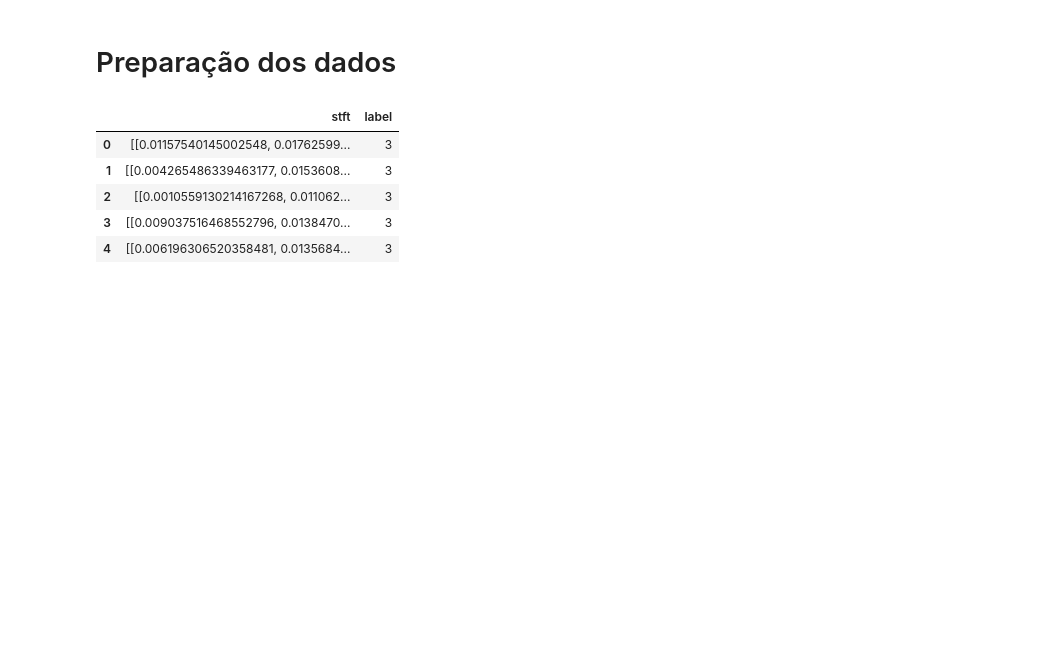
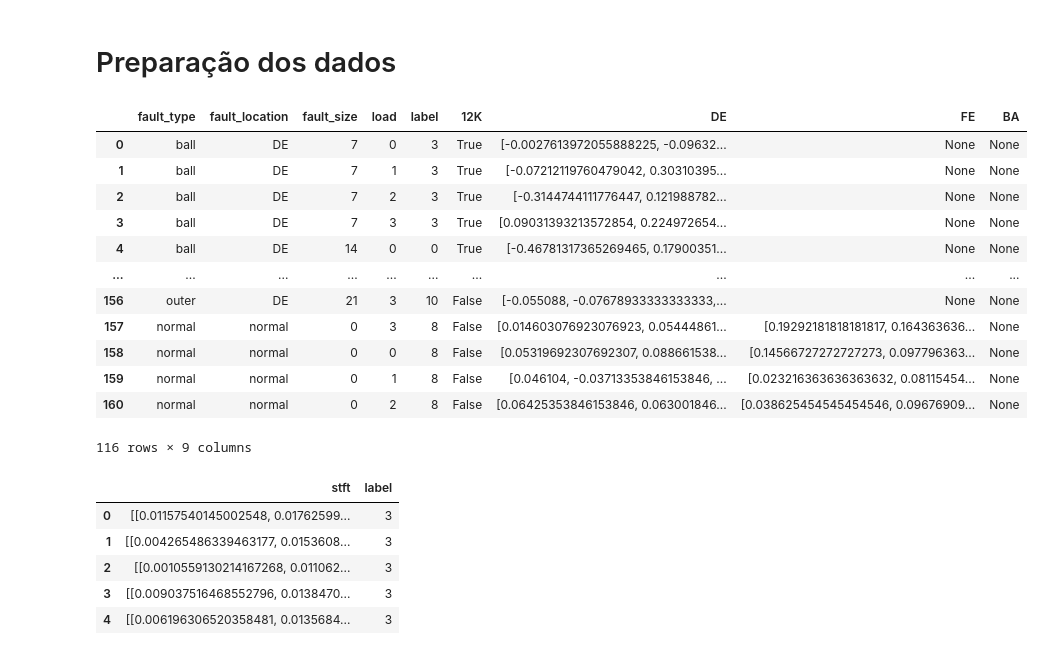
Before and after one commit to LuizFFonseca/Trabalho_final_AM, a Jupyter notebook: Trabalho.ipynb, the cells around one changed output. Saved outputs shown, nothing was run; the diff lists cells and outputs as text; code cells hidden in the pictures; blank space fills up the shorter version.

```diff
--- a/Trabalho.ipynb
+++ b/Trabalho.ipynb
@@ -349,4 +349,23 @@ df_stft[df_stft['label'] == 0]['stft'].iloc[0].shape
 (65, 50)
 # %% [markdown]
 # Preparação dos dados
+# %%
+dados = data[(data['fault_location'] == 'DE') | (data['fault_location'] == 'normal') ]
+dados.loc[(data['fault_location'] == 'DE'), 'FE'] = None
+dados.loc[(data['fault_location'] == 'DE'), 'BA'] = None
+dados
+# %% [output]
+|  | fault_type | fault_location | fault_size | load | label | 12K | DE | FE | BA |
+| 0 | ball | DE | 7 | 0 | 3 | True | [-0.0027613972055888225, -0.09632... | None | None |
+| 1 | ball | DE | 7 | 1 | 3 | True | [-0.07212119760479042, 0.30310395... | None | None |
+| 2 | ball | DE | 7 | 2 | 3 | True | [-0.3144744111776447, 0.121988782... | None | None |
+| 3 | ball | DE | 7 | 3 | 3 | True | [0.09031393213572854, 0.224972654... | None | None |
+| 4 | ball | DE | 14 | 0 | 0 | True | [-0.46781317365269465, 0.17900351... | None | None |
+| ... | ... | ... | ... | ... | ... | ... | ... | ... | ... |
+| 156 | outer | DE | 21 | 3 | 10 | False | [-0.055088, -0.07678933333333333,... | None | None |
+| 157 | normal | normal | 0 | 3 | 8 | False | [0.014603076923076923, 0.05444861... | [0.19292181818181817, 0.164363636... | None |
+| 158 | normal | normal | 0 | 0 | 8 | False | [0.05319692307692307, 0.088661538... | [0.14566727272727273, 0.097796363... | None |
+| 159 | normal | normal | 0 | 1 | 8 | False | [0.046104, -0.03713353846153846, ... | [0.023216363636363632, 0.08115454... | None |
+| 160 | normal | normal | 0 | 2 | 8 | False | [0.06425353846153846, 0.063001846... | [0.038625454545454546, 0.09676909... | None |
+116 rows × 9 columns
 # %%
```
Also changed, not shown: parts of 14 cells of this notebook.
